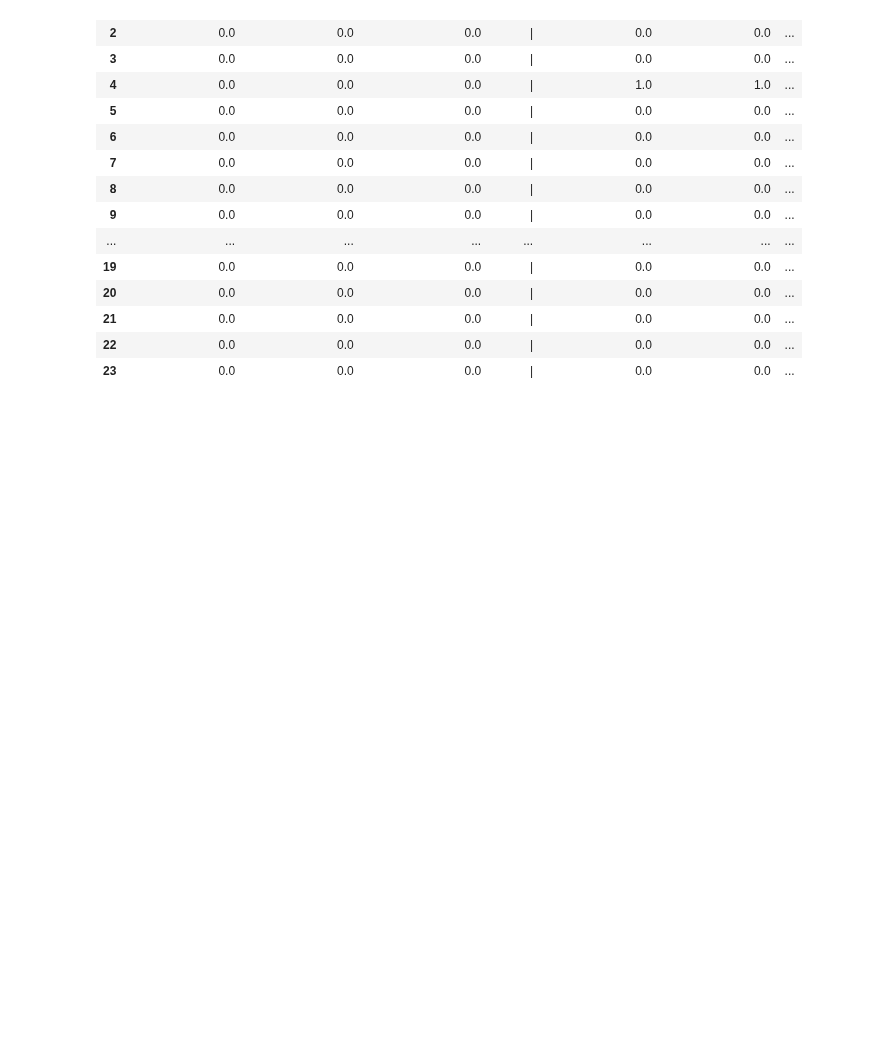
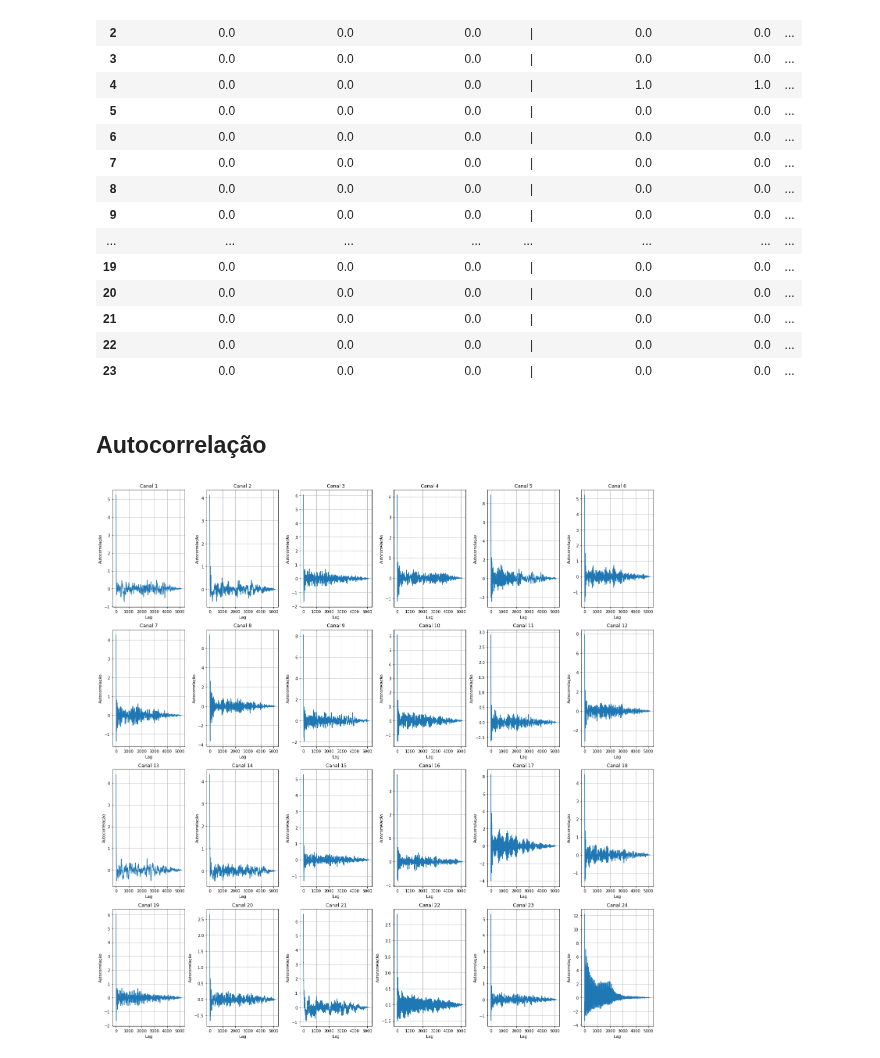
Before and after one commit to caiocmb7/MachineLearning-DS, a Jupyter notebook: Estocasticos/project.ipynb, the cells around one changed output. Drawn from its saved outputs; the diff is of its cells as text; code cells hidden in the pictures; blank space fills up the shorter version.

Commit message:
add autocorrelation methods

```diff
--- a/Estocasticos/project.ipynb
+++ b/Estocasticos/project.ipynb
@@ -553,3 +553,48 @@ df
 | 21 | 0.0 | 0.0 | 0.0 | | | 0.0 | 0.0 | ... |
 | 22 | 0.0 | 0.0 | 0.0 | | | 0.0 | 0.0 | ... |
 | 23 | 0.0 | 0.0 | 0.0 | | | 0.0 | 0.0 | ... |
+# %% [markdown]
+## Autocorrelação
+# %%
+import numpy as np
+import matplotlib.pyplot as plt
+
+# Carregar os dados
+d1 = np.loadtxt('d1.dat')
+d2 = np.loadtxt('d2.dat')
+d3 = np.loadtxt('d3.dat')
+
+# Taxa de amostragem (Hz)
+fs = 256
+
+# Calcular a função de autocorrelação para cada canal
+autocorr_d1 = np.zeros((24, 5120))
+autocorr_d2 = np.zeros((24, 5120))
+autocorr_d3 = np.zeros((24, 5120))
+
+for i in range(24):
+    autocorr_d1[i] = np.correlate(d1[i], d1[i], mode='full')[-5120:] / (5120 * fs)
+    autocorr_d2[i] = np.correlate(d2[i], d2[i], mode='full')[-5120:] / (5120 * fs)
+    autocorr_d3[i] = np.correlate(d3[i], d3[i], mode='full')[-5120:] / (5120 * fs)
+
+# Configurar a figura e os subplots
+fig, axs = plt.subplots(4, 6, figsize=(20, 20))
+
+# Plotar a função de autocorrelação para cada canal
+canal = 0
+for i in range(4):
+    for j in range(6):
+        axs[i, j].plot(autocorr_d1[canal])
+        axs[i, j].set_title(f'Canal {canal+1}')
+        axs[i, j].set_xlabel('Lag')
+        axs[i, j].set_ylabel('Autocorrelação')
+        axs[i, j].grid(True)
+        canal += 1
+
+# Ajustar o espaçamento entre os subplots
+plt.tight_layout()
+
+# Exibir o gráfico
+plt.show()
+# %% [output]
+[figure, added]
```
Also changed, not shown: parts of 4 cells of this notebook, 4 other files.
